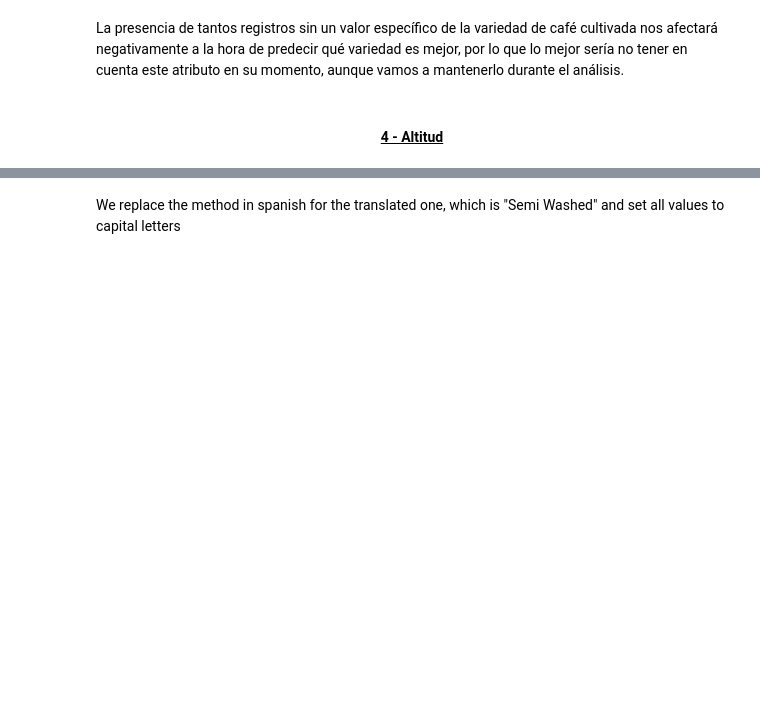
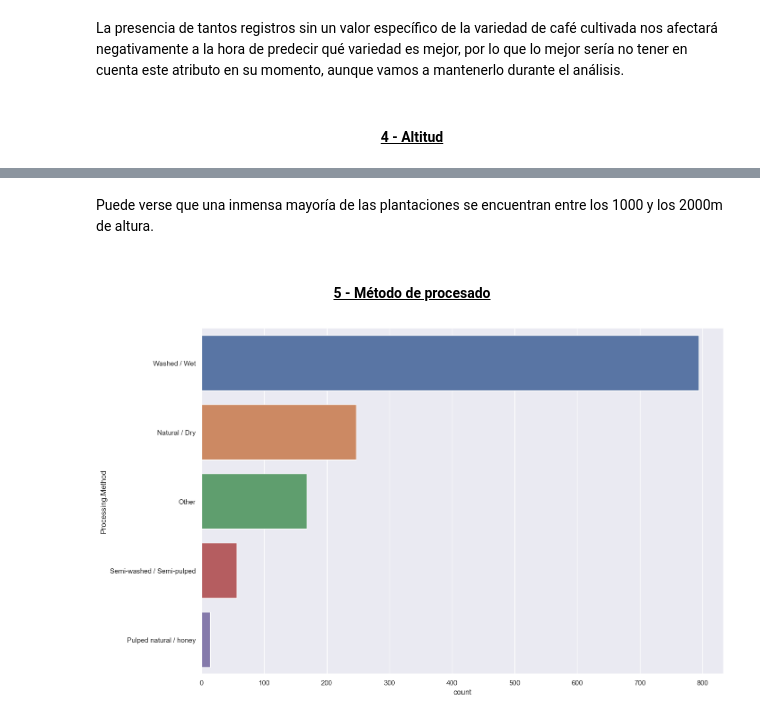
Before and after one commit to jmramaq/TrainingEDA_Coffee, a Jupyter notebook: src/EDA.ipynb, the cells around one changed output, grey strips where cells are left out. Saved outputs shown, nothing was run; the diff lists cells and outputs as text; code cells hidden in the pictures; blank space fills up the shorter version.

```diff
--- a/src/EDA.ipynb
+++ b/src/EDA.ipynb
@@ -383,8 +524,0 @@ To finish, we will write all the words in capital letters.
-# %%
-df["Variety"][(df["Variety"]=='unknown') | (df["Variety"]=='unknow')] = "UNKNOWN"
-df.loc[df["Variety"].str.contains(' \+ '), 'Variety'] = df["Variety"].str.replace(' + ',',')
-df.loc[df["Variety"].str.contains('\+'), 'Variety'] = df["Variety"].str.replace('+',',')
-df.loc[df["Variety"].str.contains(' and '), 'Variety'] = df["Variety"].str.replace(' and ',',')
-df.loc[df["Variety"].str.contains(' Y '), 'Variety'] = df["Variety"].str.replace(' Y ',',')
-df.loc[df["Variety"].str.contains(' & '), 'Variety'] = df["Variety"].str.replace(' & ',',')
-df["Variety"] = df["Variety"].str.upper()
@@ -395,5 +525,10 @@ df["Processing Method"].unique()
-# %% [markdown]
-We replace the method in spanish for the translated one, which is "Semi Washed" and set all values to capital letters
-# %%
-df["Processing Method"][(df["Processing Method"]=='SEMI-LAVADO')] = 'Semi Washed'
-df["Processing Method"] = df["Processing Method"].str.upper()
+# %% [markdown]
+Puede verse que una inmensa mayoría de las plantaciones se encuentran entre los 1000 y los 2000m de altura.
+# %% [markdown]
+<h4 style="text-align: center;"><ins>5 - Método de procesado</ins></h4>
+# %%
+fig, ax = plt.subplots(figsize=(15, 10))
+sns.countplot(data=df, y="Processing.Method", order= df["Processing.Method"].value_counts().index, ax=ax)
+plt.show()
+# %% [output]
+[figure, added]
```
Also changed, not shown: parts of 78 cells of this notebook.
